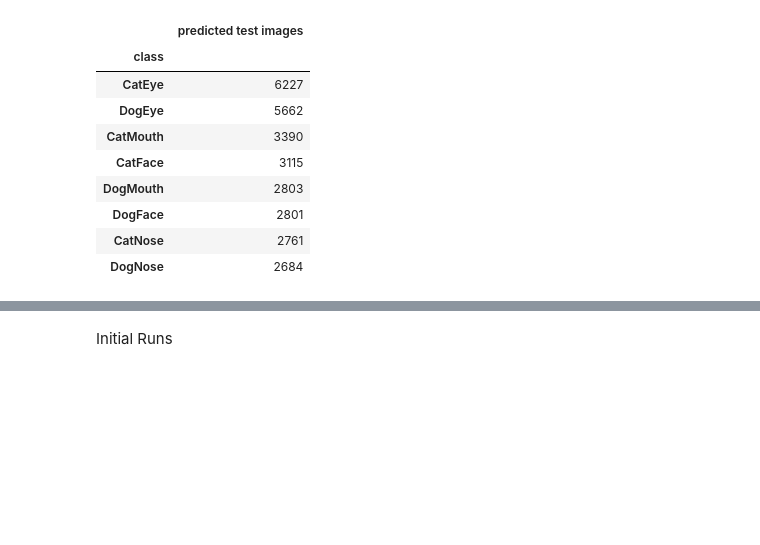
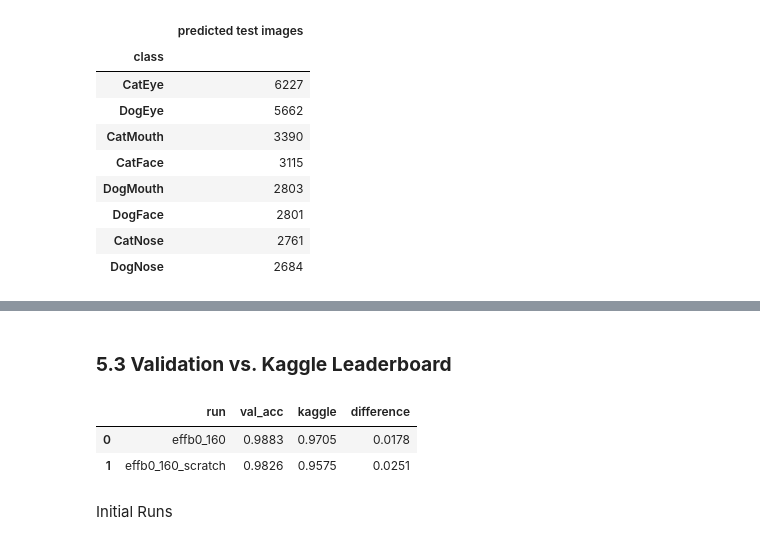
Before and after one commit to JamesWaltersAut/ENGE707-Kaggle-Competition, a Jupyter notebook: Assignment_2.ipynb, the cells around one changed output, grey strips where cells are left out. Drawn from its saved outputs; the diff is of its cells as text; code cells hidden in the pictures; blank space fills up the shorter version.

```diff
--- a/Assignment_2.ipynb
+++ b/Assignment_2.ipynb
@@ -957,3 +1056,20 @@ all predictions are valid class names: True
+# %% [markdown]
+### **5.3 Validation vs. Kaggle Leaderboard**
+# %%
+# Kaggle public scores, entered by hand from the Submissions page (add a line per submitted run)
+kaggle = {'effb0_160': 0.9705,
+          'effb0_160_scratch': 0.9575}
+
+rows = []
+for r, score in kaggle.items():
+    h = pd.read_csv(Path('runs') / r / 'history.csv')
+    val_acc = h.loc[h.val_loss.idxmin(), 'val_acc']           # accuracy of the saved (best) epoch
+    rows.append(dict(run=r, val_acc=round(val_acc, 4), kaggle=score, difference=round(val_acc - score, 4)))
+display(pd.DataFrame(rows))
+# %% [output]
+|  | run | val_acc | kaggle | difference |
+| 0 | effb0_160 | 0.9883 | 0.9705 | 0.0178 |
+| 1 | effb0_160_scratch | 0.9826 | 0.9575 | 0.0251 |
 # %% [markdown]
 Initial Runs
 # %%
```
Also changed, not shown: parts of 10 cells of this notebook, 3 other files.
